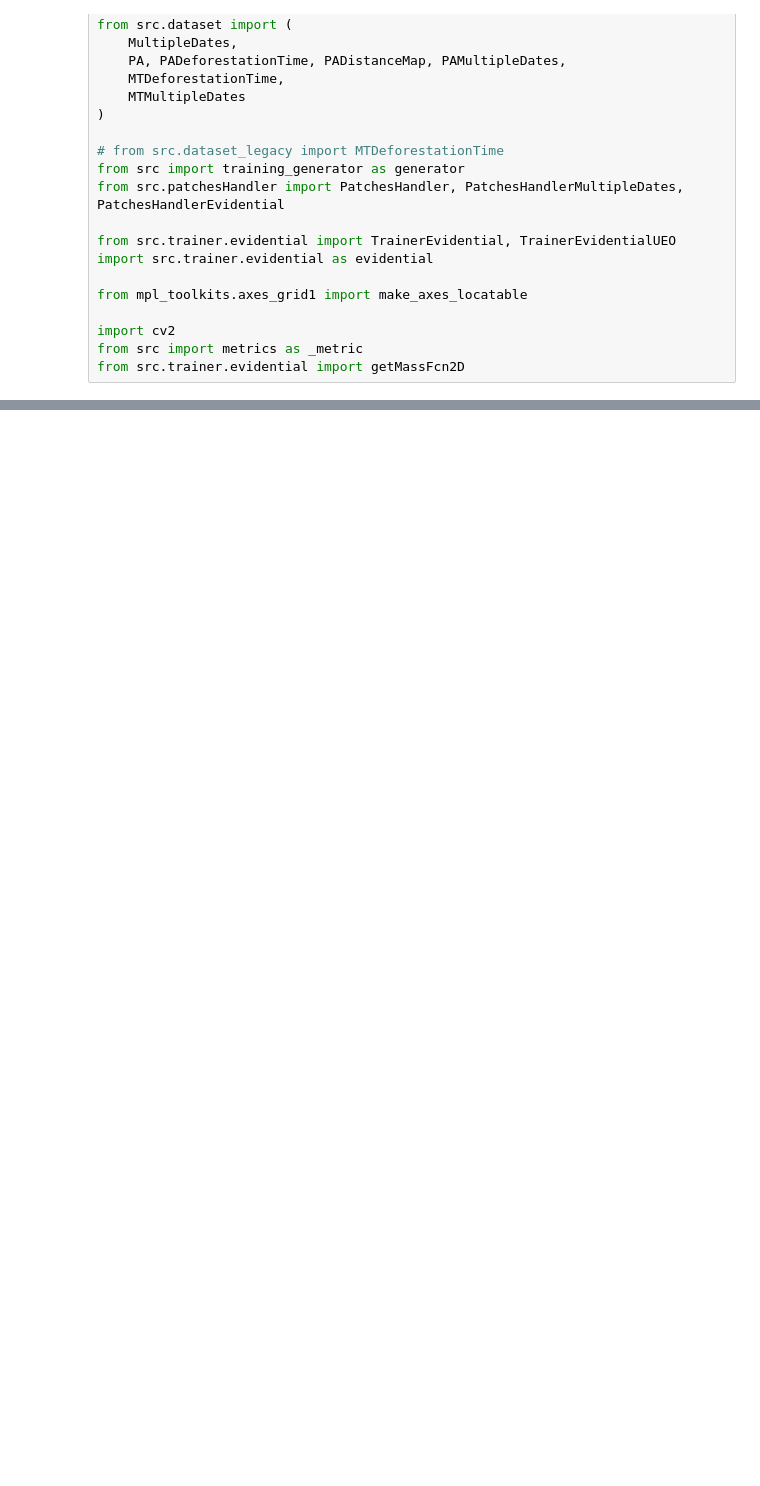
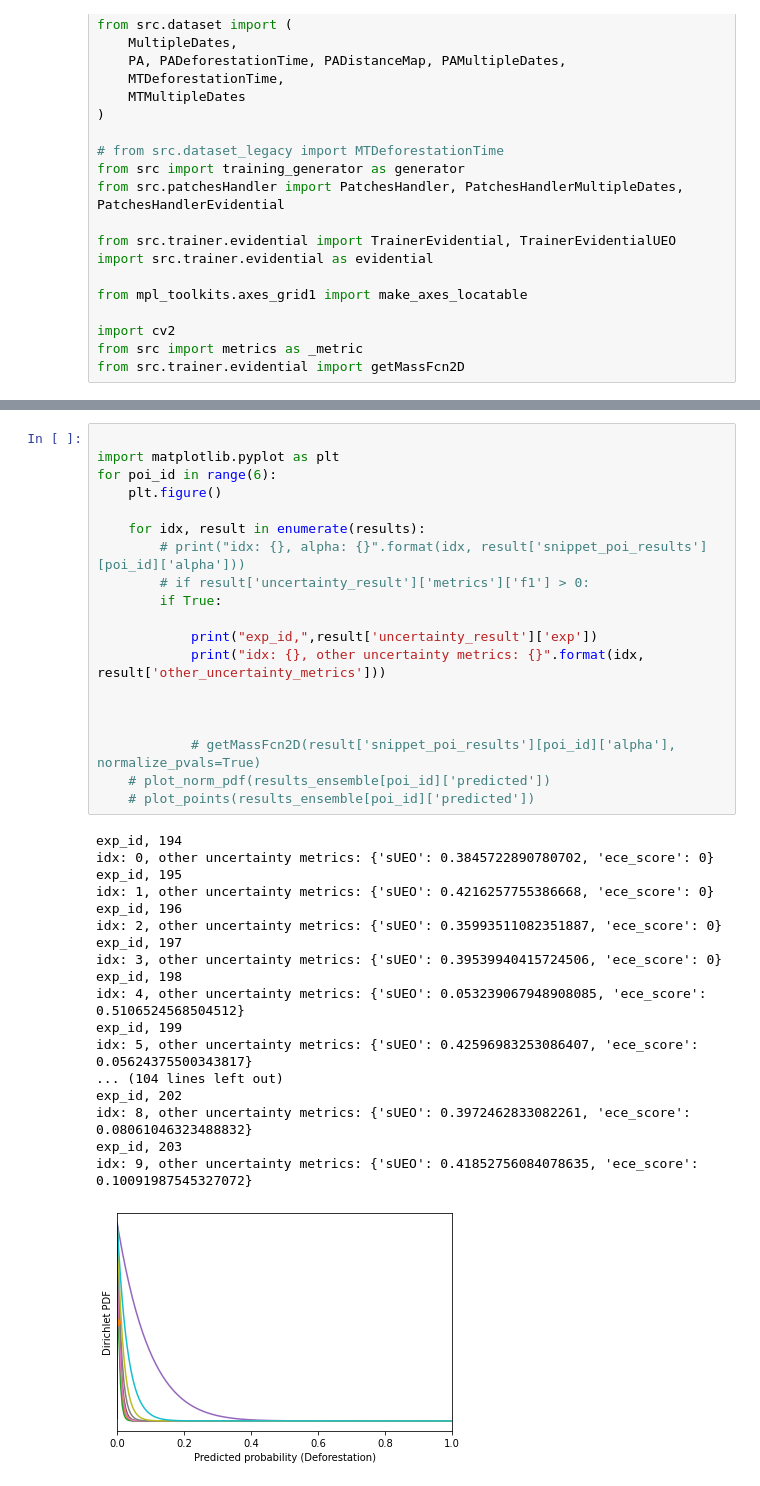
Before and after one commit to DiMorten/deforestation_uncertainty, a Jupyter notebook: log_analyze.ipynb, the cells around one changed output, grey strips where cells are left out. Drawn from its saved outputs; the diff is of its cells as text; blank space fills up the shorter version.

```diff
--- a/log_analyze.ipynb
+++ b/log_analyze.ipynb
@@ -159,0 +243,38 @@ results
+# %%
+
+import matplotlib.pyplot as plt
+for poi_id in range(6):
+    plt.figure()
+
+    for idx, result in enumerate(results):
+        # print("idx: {}, alpha: {}".format(idx, result['snippet_poi_results'][poi_id]['alpha']))
+        # if result['uncertainty_result']['metrics']['f1'] > 0:
+        if True:
+
+            print("exp_id,",result['uncertainty_result']['exp'])
+            print("idx: {}, other uncertainty metrics: {}".format(idx, result['other_uncertainty_metrics']))
+
+
+
+            # getMassFcn2D(result['snippet_poi_results'][poi_id]['alpha'], normalize_pvals=True)
+    # plot_norm_pdf(results_ensemble[poi_id]['predicted'])
+    # plot_points(results_ensemble[poi_id]['predicted'])
+# %% [output]
+exp_id, 194
+idx: 0, other uncertainty metrics: {'sUEO': 0.3845722890780702, 'ece_score': 0}
+exp_id, 195
+idx: 1, other uncertainty metrics: {'sUEO': 0.4216257755386668, 'ece_score': 0}
+exp_id, 196
+idx: 2, other uncertainty metrics: {'sUEO': 0.35993511082351887, 'ece_score': 0}
+exp_id, 197
+idx: 3, other uncertainty metrics: {'sUEO': 0.39539940415724506, 'ece_score': 0}
+exp_id, 198
+idx: 4, other uncertainty metrics: {'sUEO': 0.053239067948908085, 'ece_score': 0.5106524568504512}
+exp_id, 199
+idx: 5, other uncertainty metrics: {'sUEO': 0.42596983253086407, 'ece_score': 0.05624375500343817}
+... (104 lines left out)
+exp_id, 202
+idx: 8, other uncertainty metrics: {'sUEO': 0.3972462833082261, 'ece_score': 0.08061046323488832}
+exp_id, 203
+idx: 9, other uncertainty metrics: {'sUEO': 0.41852756084078635, 'ece_score': 0.10091987545327072}
+[figure, added]
```
Also changed, not shown: parts of 12 cells of this notebook, 9 other files.
